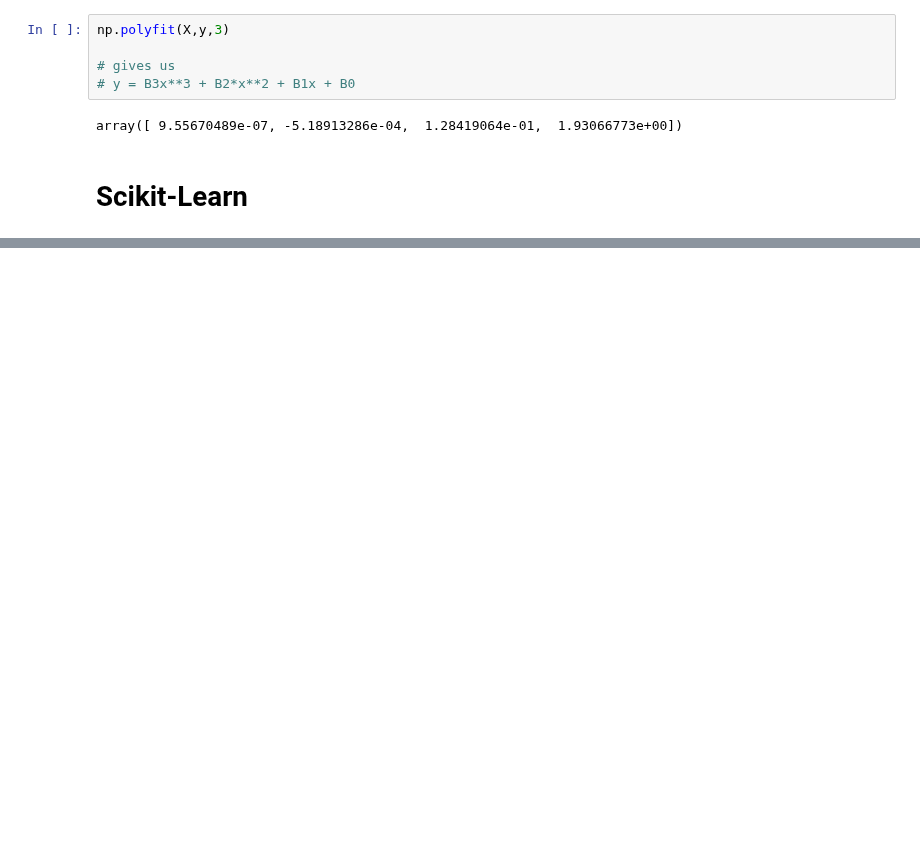
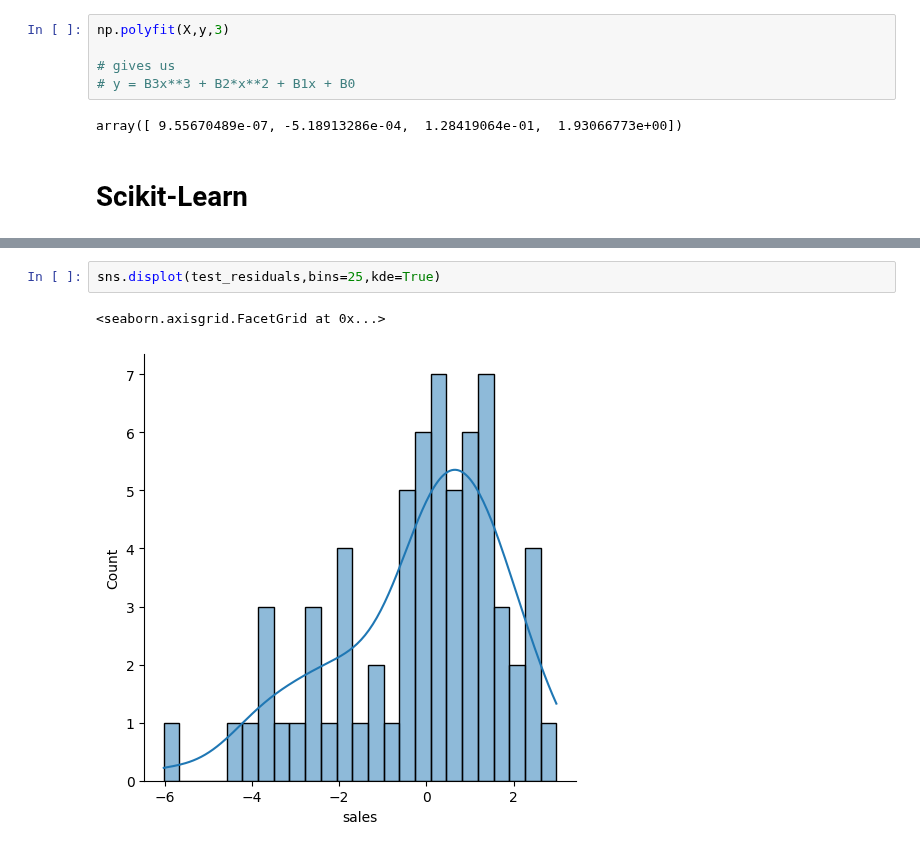
Before and after one commit to Daniel-Aguila/MLandDS, a Jupyter notebook: linearRegression.ipynb, the cells around one changed output, grey strips where cells are left out. Saved outputs shown, nothing was run; the diff lists cells and outputs as text; blank space fills up the shorter version.

```diff
--- a/linearRegression.ipynb
+++ b/linearRegression.ipynb
@@ -72,0 +186,5 @@ array([ 9.55670489e-07, -5.18913286e-04,  1.28419064e-01,  1.93066773e+00])
+# %%
+sns.displot(test_residuals,bins=25,kde=True)
+# %% [output]
+<seaborn.axisgrid.FacetGrid at 0x...>
+[figure, added]
```
Also changed, not shown: parts of 41 cells of this notebook.
